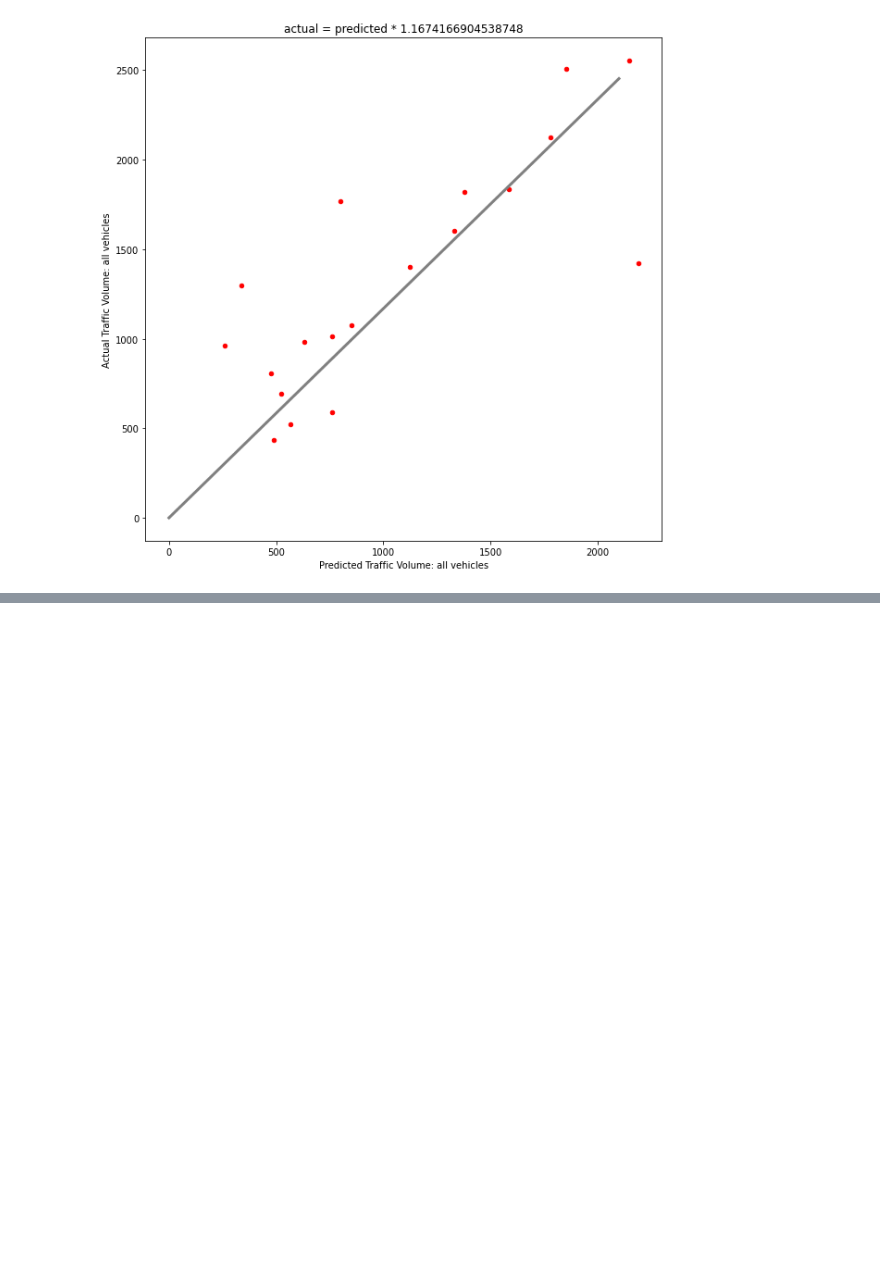
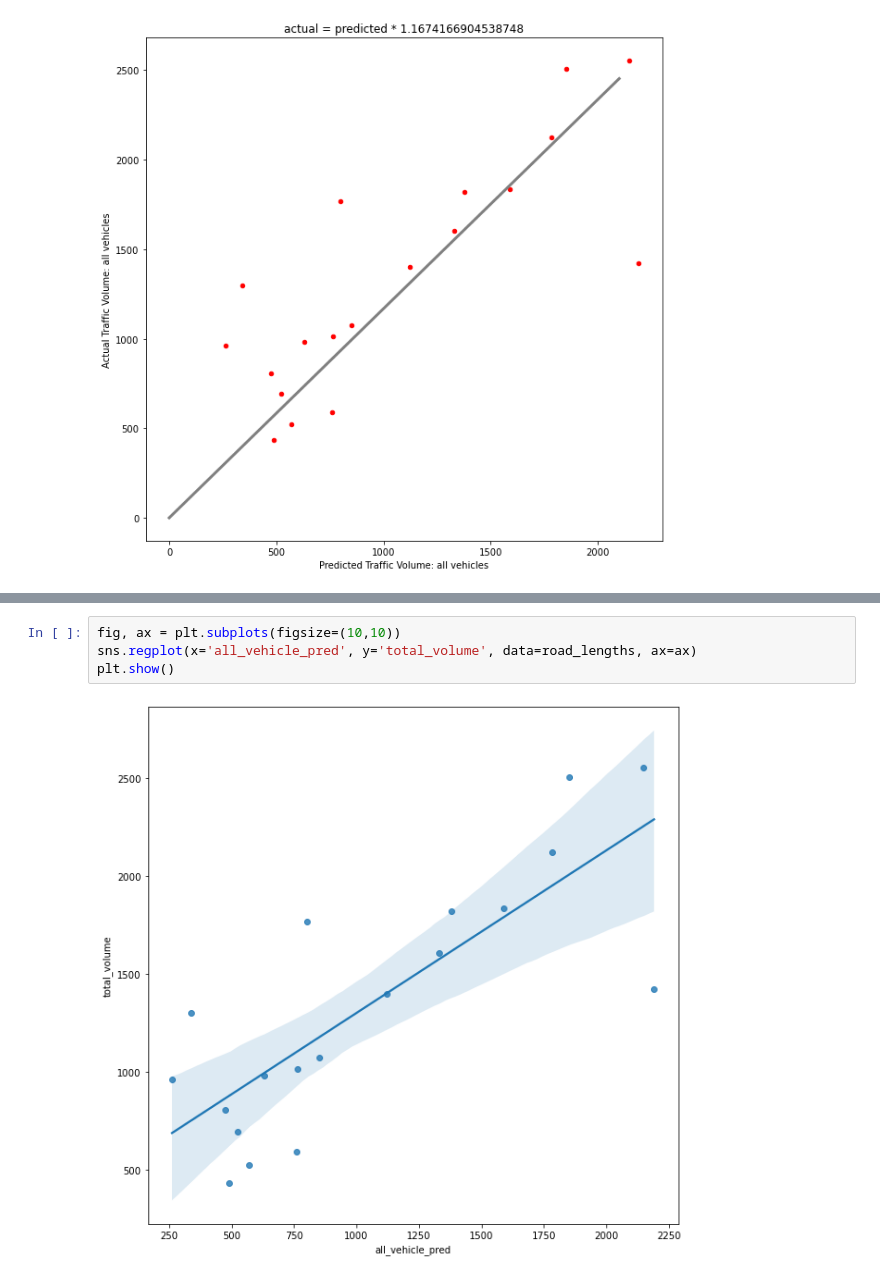
Before and after one commit to JakeRobertBaker/small-object-detection-benchmark, a Jupyter notebook: Inference-Highways.ipynb, the cells around one changed output, grey strips where cells are left out. Cells and saved outputs as stored; diff of their text form; blank space fills up the shorter version.

```diff
--- a/Inference-Highways.ipynb
+++ b/Inference-Highways.ipynb
@@ -558,0 +403,6 @@ plt.show()
+# %%
+fig, ax = plt.subplots(figsize=(10,10))
+sns.regplot(x='all_vehicle_pred', y='total_volume', data=road_lengths, ax=ax)
+plt.show()
+# %% [output]
+[figure, added]
```
Also changed, not shown: parts of 30 cells of this notebook.
